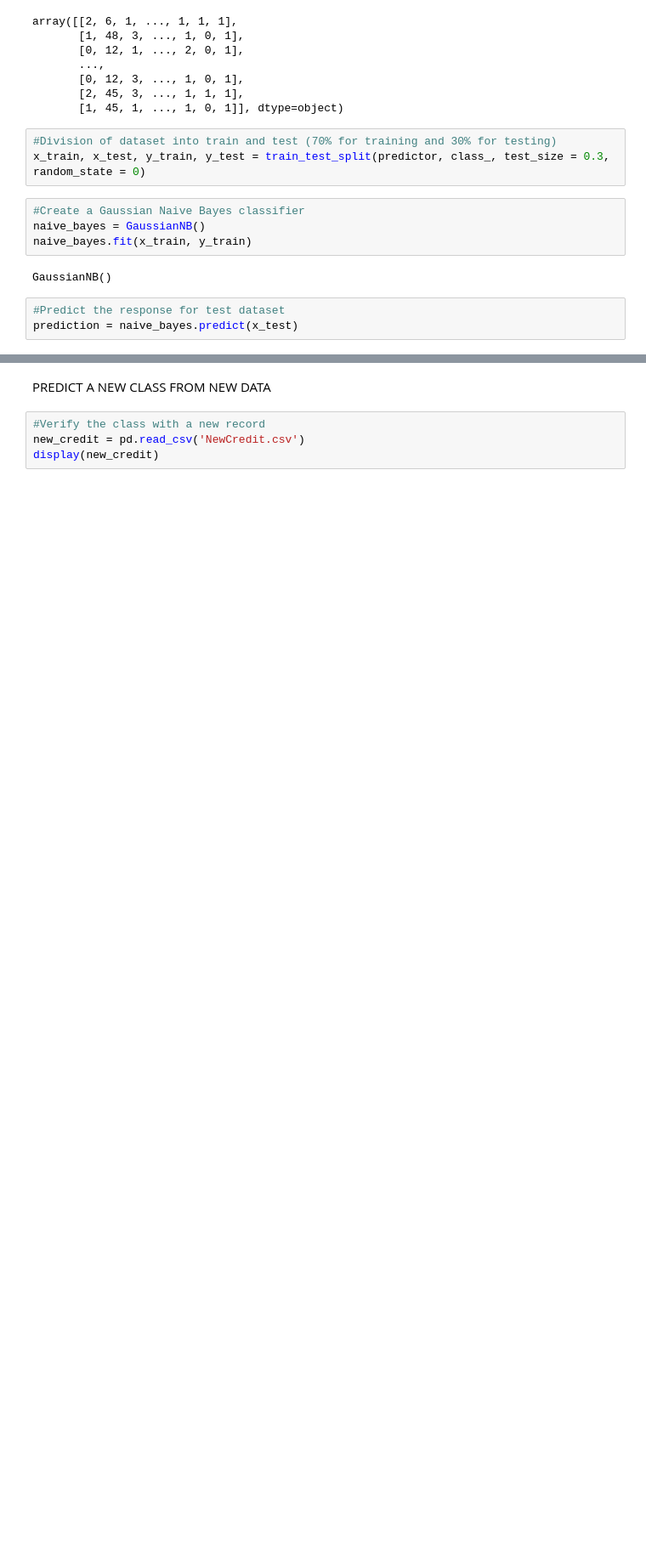
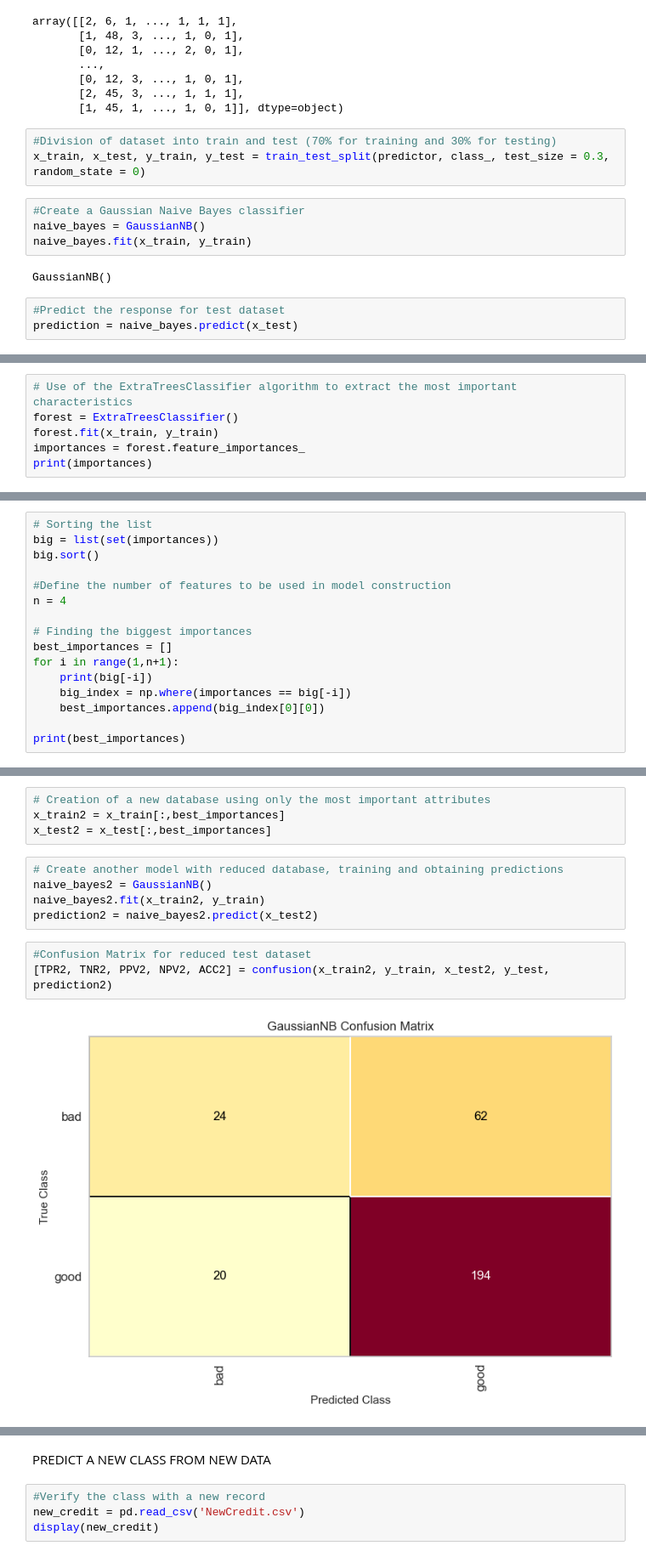
Before and after one commit to willc127/Machine_Learning, a Jupyter notebook: Naive_Bayes/Credit_Analysis/Naive_Bayes_Credit.ipynb, the cells around one changed output, grey strips where cells are left out. Shown at 85% size. Saved outputs shown, nothing was run; the diff lists cells and outputs as text; blank space fills up the shorter version.

Commit message:
selected the better attributes

```diff
--- a/Naive_Bayes/Credit_Analysis/Naive_Bayes_Credit.ipynb
+++ b/Naive_Bayes/Credit_Analysis/Naive_Bayes_Credit.ipynb
@@ -175,3 +178,9 @@ True negative rate (TNR): 80.4 %
 Positive predictive value (PPV): 49.4 %
 Negative predictive value (NPV): 79.3 %
 Accuracy: 71.0 %
+# %%
+# Use of the ExtraTreesClassifier algorithm to extract the most important characteristics
+forest = ExtraTreesClassifier()
+forest.fit(x_train, y_train)
+importances = forest.feature_importances_
+print(importances)
@@ -177,0 +192,16 @@ Accuracy: 71.0 %
+# %%
+# Sorting the list
+big = list(set(importances))
+big.sort()
+
+#Define the number of features to be used in model construction
+n = 4
+
+# Finding the biggest importances
+best_importances = []
+for i in range(1,n+1):
+    print(big[-i])
+    big_index = np.where(importances == big[-i])
+    best_importances.append(big_index[0][0])
+
+print(best_importances)
@@ -177,0 +214,14 @@ Accuracy: 71.0 %
+# %%
+# Creation of a new database using only the most important attributes
+x_train2 = x_train[:,best_importances]
+x_test2 = x_test[:,best_importances]
+# %%
+# Create another model with reduced database, training and obtaining predictions
+naive_bayes2 = GaussianNB()
+naive_bayes2.fit(x_train2, y_train)
+prediction2 = naive_bayes2.predict(x_test2)
+# %%
+#Confusion Matrix for reduced test dataset
+[TPR2, TNR2, PPV2, NPV2, ACC2] = confusion(x_train2, y_train, x_test2, y_test, prediction2)
+# %% [output]
+[figure, added]
```
Also changed, not shown: parts of 8 cells of this notebook, 10 other files.
